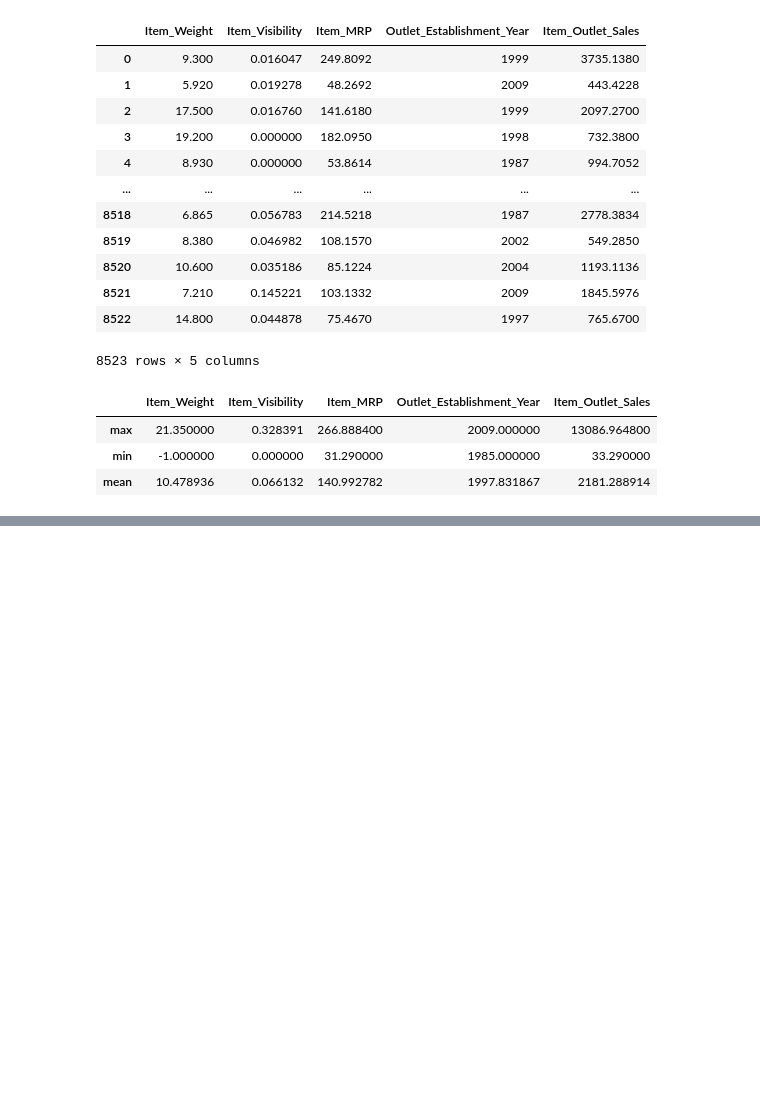
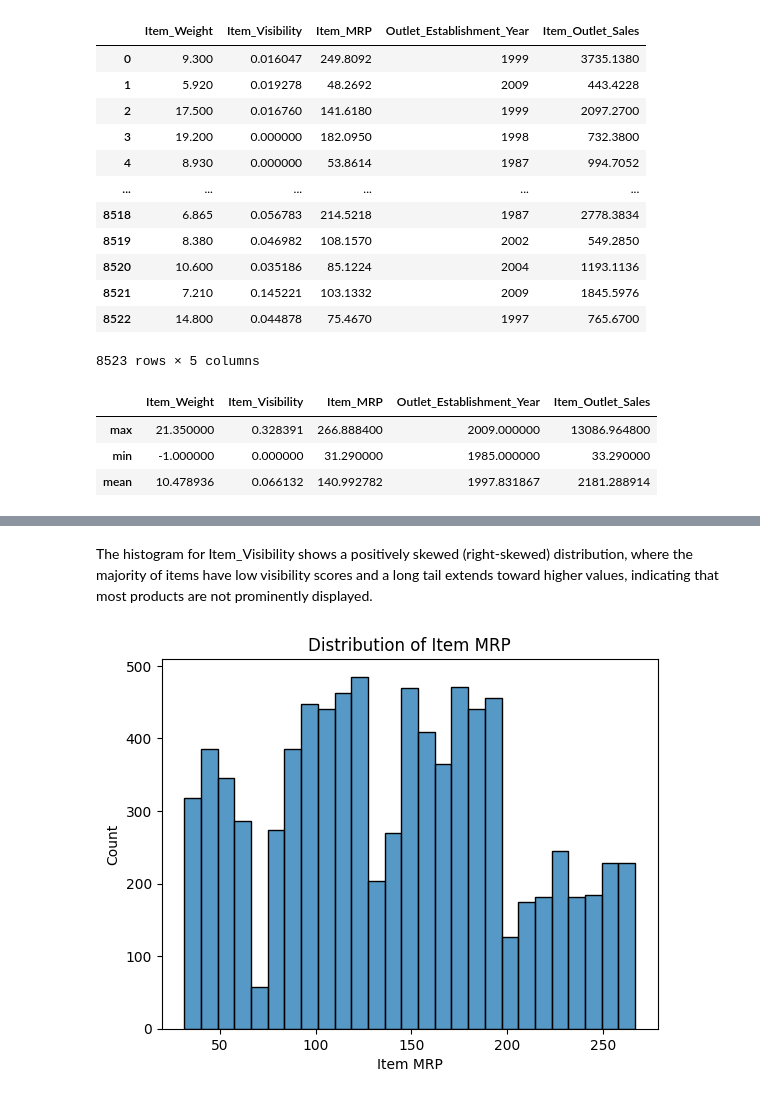
Before and after one commit to Maryam-Skaik/Prediction-of-Product-Sales, a Jupyter notebook: Prediction_of_Product_Sales.ipynb, the cells around one changed output, grey strips where cells are left out. Cells and saved outputs as stored; diff of their text form; code cells hidden in the pictures; blank space fills up the shorter version.

```diff
--- a/Prediction_of_Product_Sales.ipynb
+++ b/Prediction_of_Product_Sales.ipynb
@@ -272,0 +296,8 @@ df[numeric_columns].agg(['max', 'min', 'mean'])
+# %% [markdown]
+The histogram for Item_Visibility shows a positively skewed (right-skewed) distribution, where the majority of items have low visibility scores and a long tail extends toward higher values, indicating that most products are not prominently displayed.
+# %%
+ax = sns.histplot(data=df, x='Item_MRP')
+ax.set_title("Distribution of Item MRP")
+ax.set_xlabel("Item MRP");
+# %% [output]
+[figure, added]
```
Also changed, not shown: parts of 20 cells of this notebook.
